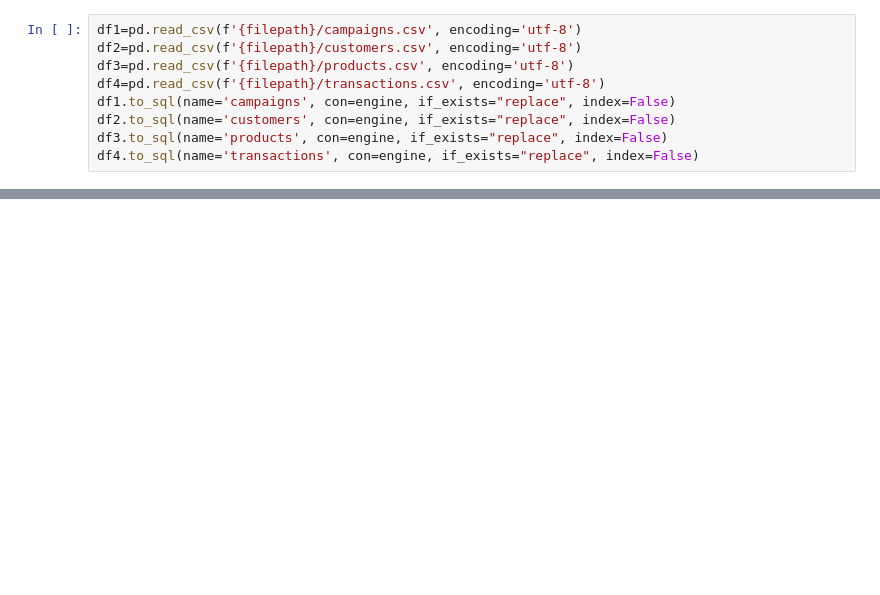
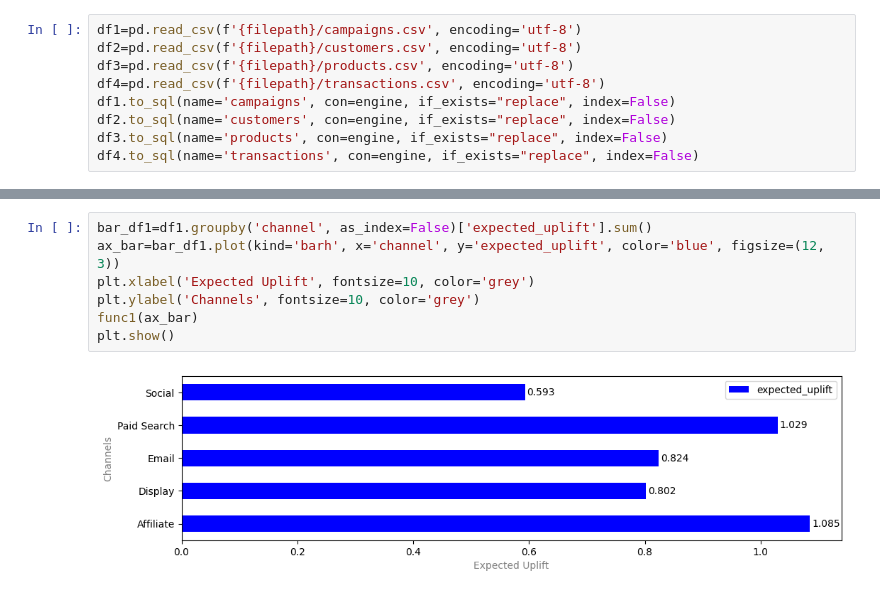
Before and after one commit to abdyrahym-begenjov/kaggle-data-analysis, a Jupyter notebook: Marketing & E-Commerce/e-commerce.ipynb, the cells around one changed output, grey strips where cells are left out. Drawn from its saved outputs; the diff is of its cells as text; blank space fills up the shorter version.

```diff
--- a/Marketing & E-Commerce/e-commerce.ipynb
+++ b/Marketing & E-Commerce/e-commerce.ipynb
@@ -30,0 +178,9 @@ for n, i in enumerate(pd.read_csv(f'{filepath}/events.csv', chunksize=100000, lo
+# %%
+bar_df1=df1.groupby('channel', as_index=False)['expected_uplift'].sum()
+ax_bar=bar_df1.plot(kind='barh', x='channel', y='expected_uplift', color='blue', figsize=(12, 3))
+plt.xlabel('Expected Uplift', fontsize=10, color='grey')
+plt.ylabel('Channels', fontsize=10, color='grey')
+func1(ax_bar)
+plt.show()
+# %% [output]
+[figure, added]
```
Also changed, not shown: parts of 35 cells of this notebook.
